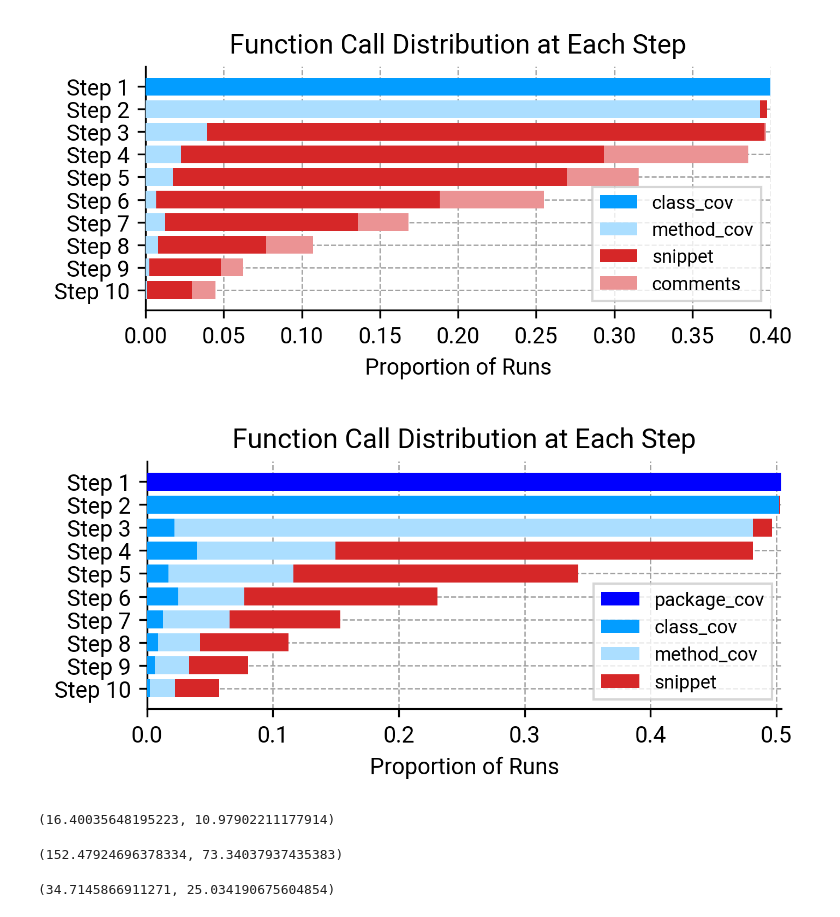
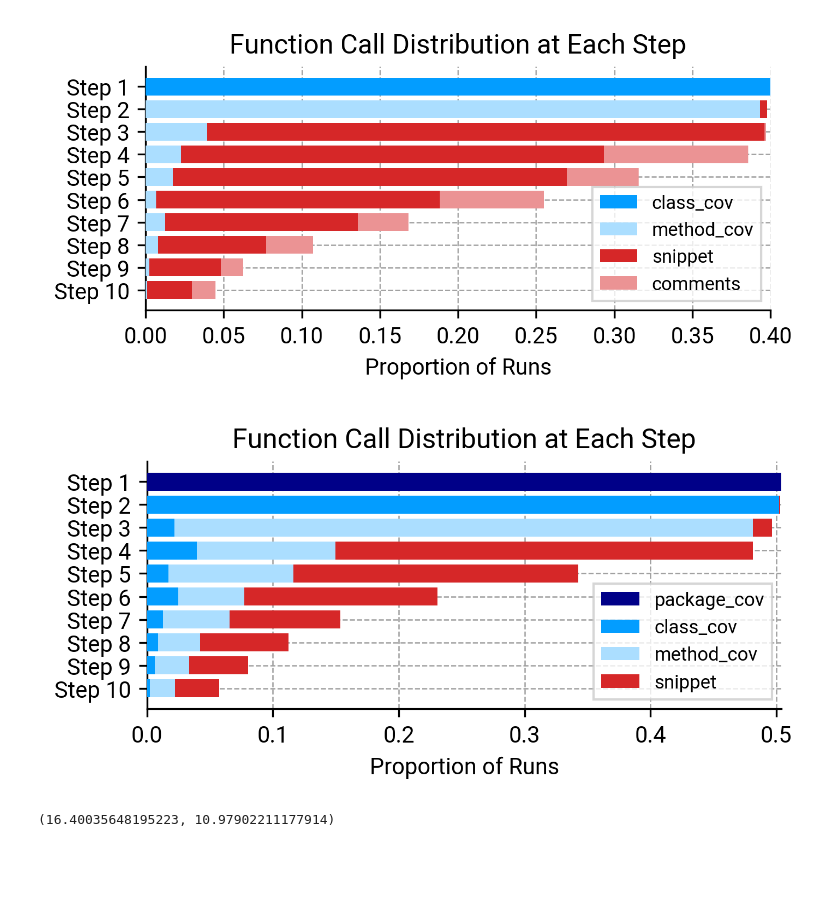
Before and after one commit to coinse/autofl, a Jupyter notebook: notebooks/RQ1_Efficacy.ipynb, the cells around one changed output. Drawn from its saved outputs; the diff is of its cells as text; code cells hidden in the pictures; blank space fills up the shorter version.

```diff
--- a/notebooks/RQ1_Efficacy.ipynb
+++ b/notebooks/RQ1_Efficacy.ipynb
@@ -300,7 +300,7 @@ curr_sums = [0 for _ in range(10)]
 func_names = ['get_covered_packages', 'get_failing_tests_covered_classes', 'get_failing_tests_covered_methods_for_class',
           'get_code_snippet']
 func_labels = ['package_cov', 'class_cov', 'method_cov', 'snippet']
-colors=['0000ff', '039dff', 'ABDEFF', 'd62728', 'EB9394']
+colors=['000088', '039dff', 'ABDEFF', 'd62728', 'EB9394']
 for f_idx, func_name in enumerate(func_names):
     stage_counts = [0 for _ in range(10)]
     for result_df in merge_dfs:
@@ -369,32 +369,32 @@ total_runs = 353*5
 
 plt.rcParams['figure.figsize'] = [5, 2]
 yrange = range(9, -1, -1)
 curr_sums = [0 for _ in range(10)]
 func_names = ['get_covered_packages', 'get_failing_tests_covered_classes', 'get_failing_tests_covered_methods_for_class',
           'get_code_snippet']
 func_labels = ['package_cov', 'class_cov', 'method_cov', 'snippet']
-colors=['0000ff', '039dff', 'ABDEFF', 'd62728', 'EB9394']
+colors=['000088', '039dff', 'ABDEFF', 'd62728', 'EB9394']
 for f_idx, func_name in enumerate(func_names):
     stage_counts = [0 for _ in range(10)]
     for result_df in merge_dfs:
         for _, row in result_df[result_df.project != 'Mockito'].iterrows():
             func_call_seq = row.func_calls.split('-')
             for idx, call_name in enumerate(func_call_seq):
                 if idx > 9:
                     continue
                 if func_name == call_name:
                     stage_counts[idx] += 1/total_runs
     plt.barh(yrange,
              stage_counts,
              tick_label=[f'Step {i}' for i in range(1, 11)],
              left=curr_sums,
              color='#' + colors[f_idx],
              label=func_labels[f_idx],
              zorder=3)
     curr_sums = [x+y for x, y in zip(curr_sums, stage_counts)]
 plt.legend()
 plt.title('Function Call Distribution at Each Step')
 plt.xlabel('Proportion of Runs')
 plt.savefig('figures/RQ1_func_call_dist_bip_gpt4.pdf', bbox_inches='tight')
 # %% [output]
-[figure, old version]
+[figure, new version]
@@ -420,13 +420,3 @@ DIR_TEMPLATE = '../results/d4j_autofl_%d/gpt-3.5-turbo-0613'
 calc_exec_time(DIR_TEMPLATE, 5, 180)
 # %% [output]
 (16.40035648195223, 10.97902211177914)
-# %%
-DIR_TEMPLATE = '../results/d4j_autofl_%d/gpt-4-0613'
-calc_exec_time(DIR_TEMPLATE, 2, 600)
-# %% [output]
-(152.47924696378334, 73.34037937435383)
-# %%
-DIR_TEMPLATE = '../results/bip_autofl_%d/gpt-3.5-turbo-0613'
-calc_exec_time(DIR_TEMPLATE, 5, 180)
-# %% [output]
-(34.7145866911271, 25.034190675604854)
```
Also changed, not shown: parts of 7 cells of this notebook.
